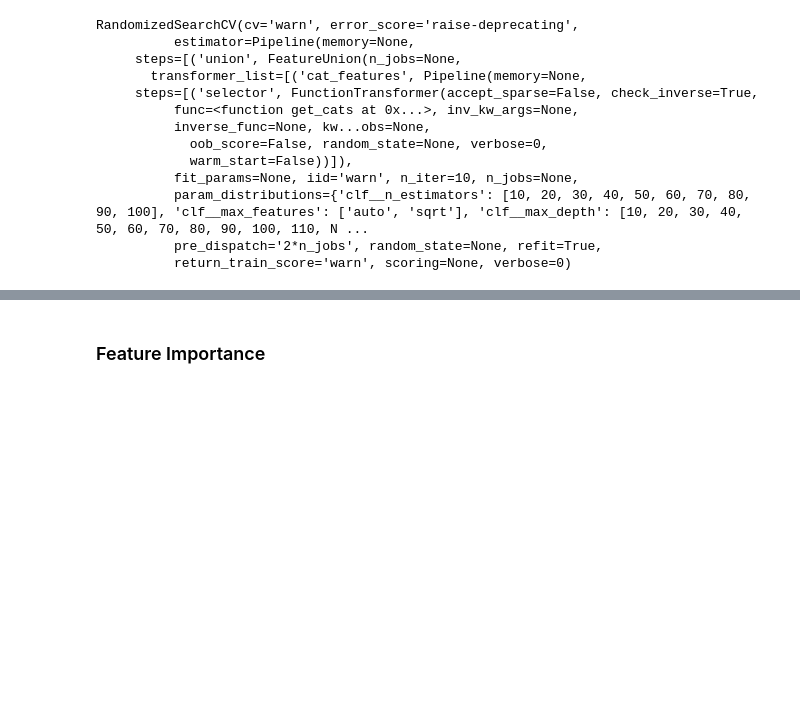
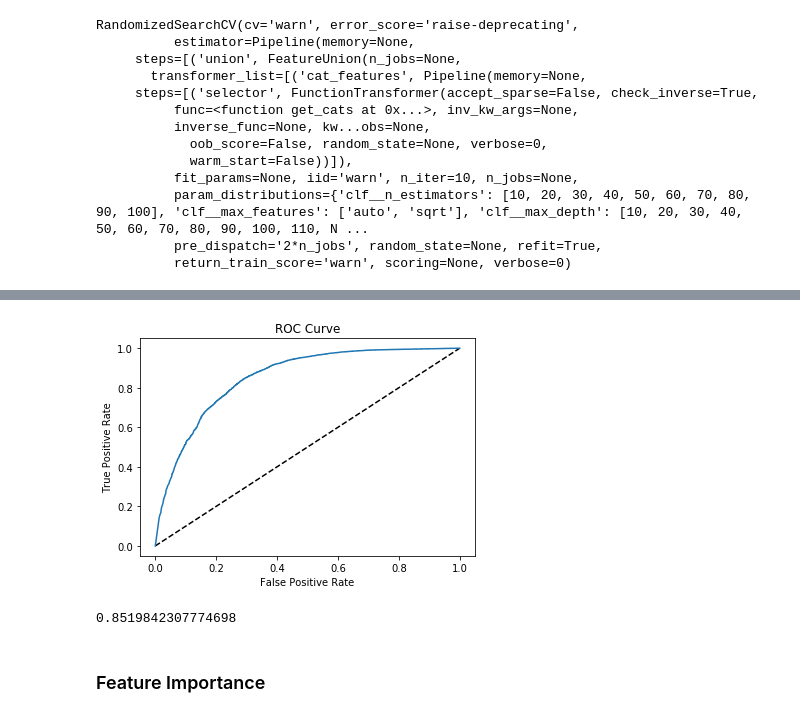
Before and after one commit to jltsao88/Improving_Customer_Service_Machine_Learning, a Jupyter notebook: 05_Machine_Learning.ipynb, the cells around one changed output, grey strips where cells are left out. Drawn from its saved outputs; the diff is of its cells as text; code cells hidden in the pictures; blank space fills up the shorter version.

```diff
--- a/05_Machine_Learning.ipynb
+++ b/05_Machine_Learning.ipynb
@@ -391,0 +400,20 @@ auc(fpr, tpr)
+# %%
+#Initialize Pipeline
+pl3 = Pipeline([
+             ('union', FeatureUnion(
+                  transformer_list = [
+                      ('cat_features', Pipeline([
+                          ('selector', get_cats_pl),
+                          ('one_hot_encode', OneHotEncoder(handle_unknown='ignore'))
+                      ])),
+                      ('narr_feature', Pipeline([
+                          ('selector', get_narr_pl),
+                          ('vecorizer', custom_vec)
+                      ]))
+                  ])),
+             ('clf', RandomForestClassifier(n_estimators=80, min_samples_split=10,
+                                            min_samples_leaf=1, max_features='auto',
+                                            max_depth=None, bootstrap=True))
+               ])
+# %%
+pl3.fit(X_train, y_train)
@@ -391,0 +433,2 @@ auc(fpr, tpr)
+# %%
+proba = pl3.predict_proba(X_test)
@@ -392,3 +458,19 @@ auc(fpr, tpr)
+# %%
+fpr, tpr, thresholds = roc_curve(y_test, proba[:,1])
+#plot ROC curve
+plt.plot([0,1], [0,1], 'k--')
+plt.plot(fpr, tpr)
+plt.xlabel('False Positive Rate')
+plt.ylabel('True Positive Rate')
+plt.title('ROC Curve')
+plt.show()
+# %% [output]
+[figure, added]
+# %%
+#area under curve
+auc(fpr, tpr)
+# %% [output]
+0.8519842307774698
 # %% [markdown]
 ### Feature Importance
 # %% [markdown]
```
Also changed, not shown: parts of 31 cells of this notebook, 1 other file.
